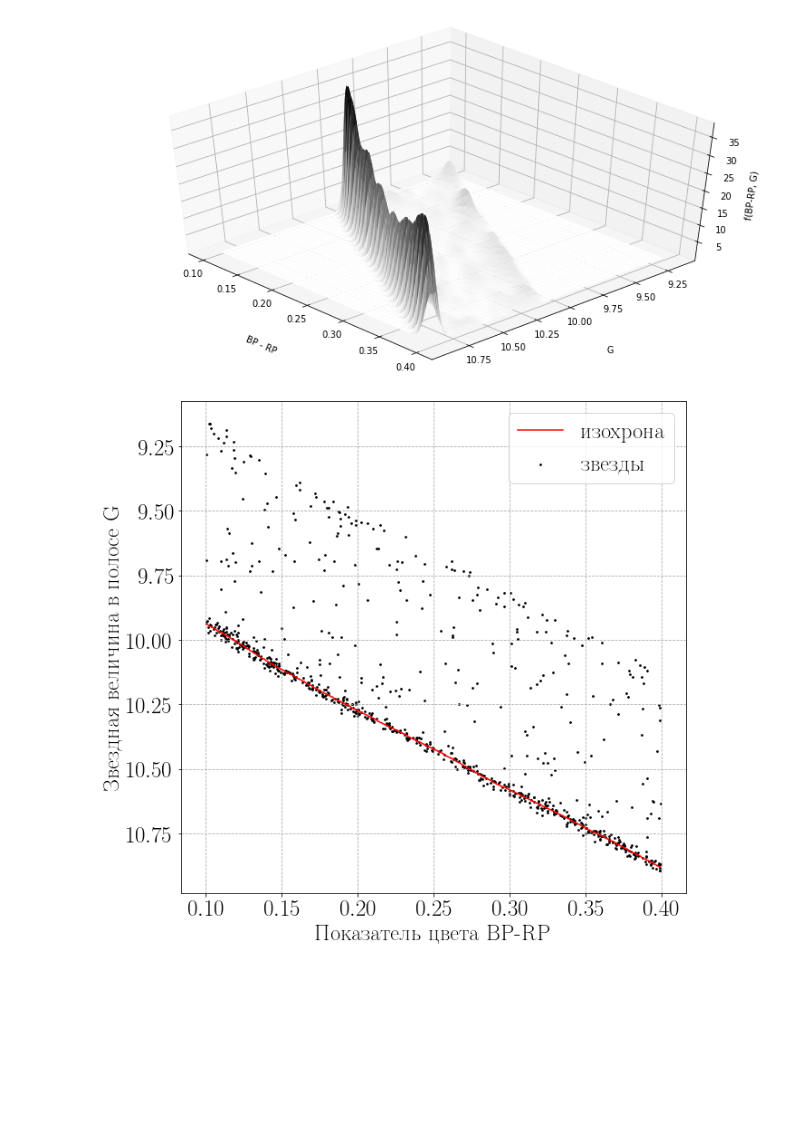
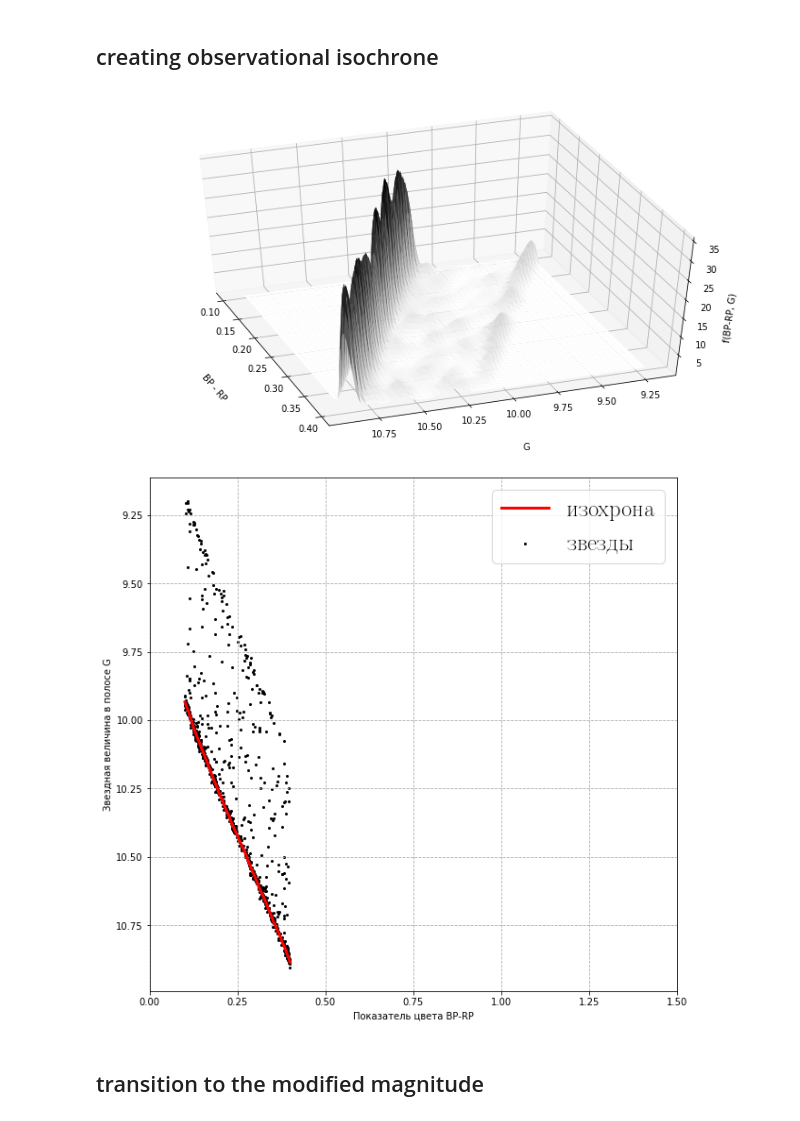
Before and after one commit to olgaborodina/GAIA_binaries, a Jupyter notebook: model/horizontal_MS_model.ipynb, the cells around one changed output. Cells and saved outputs as stored; diff of their text form; code cells hidden in the pictures; blank space fills up the shorter version.

```diff
--- a/model/horizontal_MS_model.ipynb
+++ b/model/horizontal_MS_model.ipynb
@@ -25,15 +28,19 @@ def read_file(filename):
         pass
     return df
 # %%
-all_stars = read_file(MODEL_DIRECTORY / 'model_stars_400pc_manystars_flat.txt')
-all_stars = all_stars[(all_stars['bp-rp, mag']>0.1) & (all_stars['bp-rp, mag']<0.4)]
+all_stars = read_file(MODEL_DIRECTORY / 'model_stars_400pc_manystars_power-2.txt')
+all_stars = all_stars[(all_stars['bp-rp, mag']>0.1) & (all_stars['bp-rp, mag']<0.4) &
+                      (all_stars['g, mag']<16)]
+isochrone = pd.read_csv(MODEL_DIRECTORY / (f'isochrone_model_8.5.txt'), delimiter='\\s+')
+# %% [markdown]
+## creating observational isochrone
 # %%
  # create data
 x = all_stars['bp-rp, mag']
 y = all_stars['g, mag']
 
 # Evaluate a gaussian kde on a regular grid of nbins x nbins over data extents
-nbins=400
+nbins=200
 k = kde_stats.gaussian_kde([x,y],bw_method='scott')
 k.set_bandwidth(bw_method=k.factor / 3)
 
@@ -59,29 +66,39 @@ ax.set_ylabel('G', labelpad=29)
 ax.set_zlabel('f(BP-RP, G)', labelpad=5)
 ax.invert_yaxis()
 
-ax.view_init(45, 317)
+ax.view_init(45, 340)
 # %% [output]
-[figure, old version]
+[figure, new version]
+# %%
+isochrone_f['g, mag'] = savgol_filter(isochrone_f['g, mag'],7,2)
 # %%
 fig, ax = plt.subplots(figsize=(10,10))
-ax.scatter (all_stars['bp-rp, mag'] , all_stars['g, mag'] , c ='black', s = 3, label ='звезды')
-ax.plot(isochrone_f['bp-rp, mag'],isochrone_f['g, mag'] , c ='red', lw = 1.5, label ='изохрона')
+ax.scatter (all_stars['bp-rp, mag'] , all_stars['g, mag'] , c ='black', s = 4, label ='звезды')
+# ax.plot(isochrone['G_BPmag']-isochrone['G_RPmag'],
+#        isochrone['Gmag'] + 5 * np.log10(400) - 5, c ='green', lw = 3, label ='изохрона истинная')
+ax.plot(isochrone_f['bp-rp, mag'],isochrone_f['g, mag'] , c ='red', lw=3,  label ='изохрона ')
+
 ax.grid(c='#aaaaaa', ls='--')
 locs, labels = plt.yticks()
 locs, labels = plt.xticks()
-ax.invert_yaxis()
 
 plt.rcParams.update({'font.size': 25})
 plt.rc('text', usetex=True)
 plt.rc('font', family='serif')
 plt.rc('text.latex', preamble=r'\usepackage[utf8]{inputenc}')
 plt.rc('text.latex', preamble=r'\usepackage[russian]{babel}')
 
+ax.set_xlim(0,1.5)
+
+#ax.set_xlim(0.1,0.4)
+#ax.set_ylim(8.5,11.5)
+ax.invert_yaxis()
+
 plt.xlabel('Показатель цвета BP-RP')
 plt.ylabel('Звездная величина в полосе G')
 ax.tick_params(axis='both', which='major')
 ax.legend()
 plt.savefig(MODEL_DIRECTORY / 'plots' / "cmd_approximation.pdf", bbox_inches = 'tight')
 plt.show()
 # %% [output]
-[figure, old version]
+[figure, new version]
@@ -88,3 +114,5 @@ plt.show()
+# %% [markdown]
+## transition to the modified magnitude
 # %%
 func_iso = interp1d(isochrone_f['bp-rp, mag'], isochrone_f['g, mag'])
 all_stars['Gmag_new'] = all_stars['g, mag'] - func_iso(all_stars['bp-rp, mag'])
```
Also changed, not shown: parts of 22 cells of this notebook.
